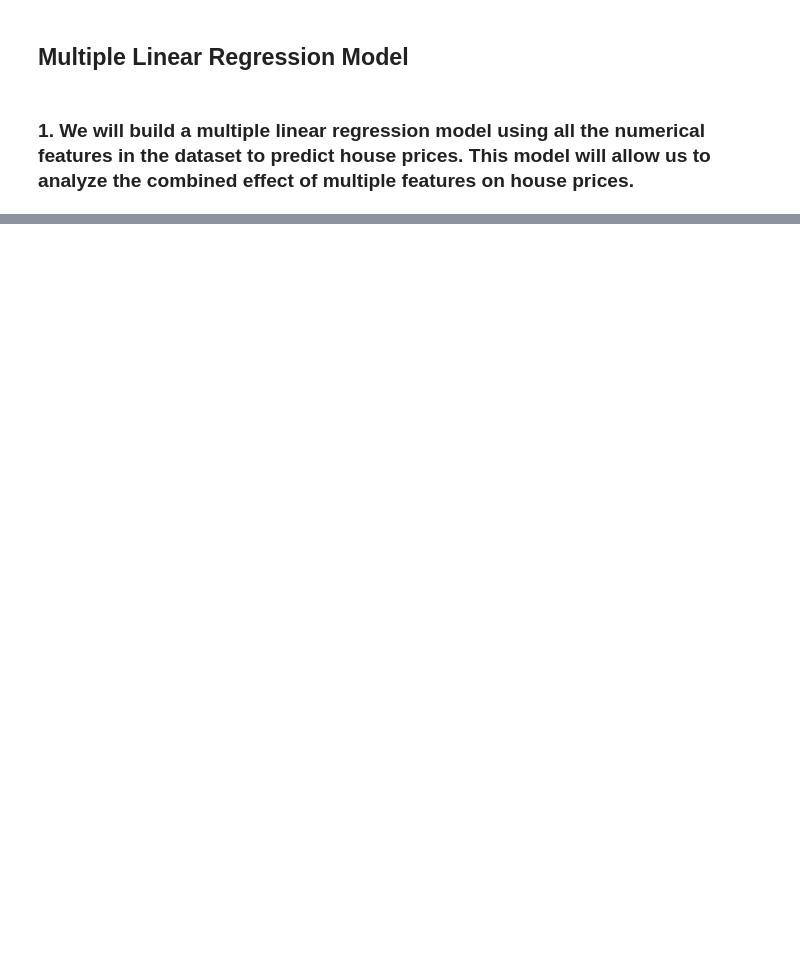
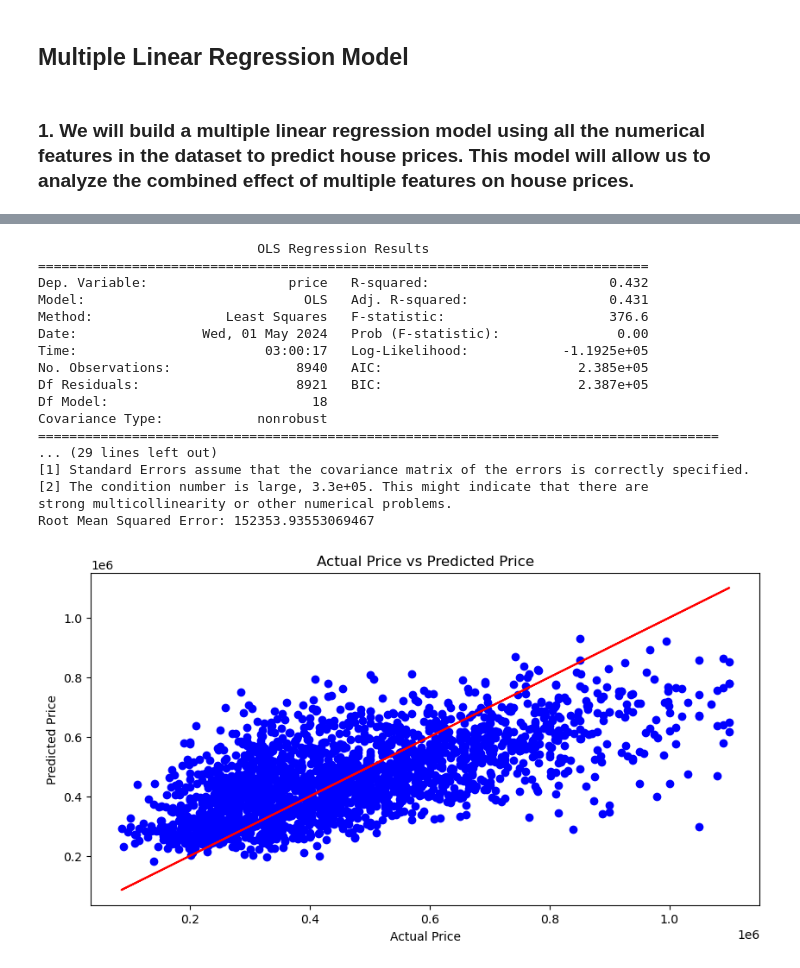
Before and after one commit to mbuvimuia/Northwest-County-Housing-Analysis, a Jupyter notebook: student.ipynb, the cells around one changed output, grey strips where cells are left out. Drawn from its saved outputs; the diff is of its cells as text; code cells hidden in the pictures; blank space fills up the shorter version.

```diff
--- a/student.ipynb
+++ b/student.ipynb
@@ -721,0 +772,4 @@ Interpretation of results:
+# %%
+# Perform OneHotEncoding
+ohe.fit(data_cat)
+ohe.transform(data_cat)
@@ -721,0 +811,4 @@ Interpretation of results:
+# %%
+# Append the OneHotEncoded data to the independent variables
+X = pd.concat([new_data[['bedrooms','bathrooms','sqft_living', 'sqft_lot','floors','build_age']], data_cat_encoded], axis=1)
+X
@@ -721,0 +829,9 @@ Interpretation of results:
+# %%
+
+# Drop rows with NaNs in both X and y to maintain consistent length
+data = pd.concat([X, y], axis=1)  # Concatenate to ensure consistent row operation
+data = data.dropna()  # Drop rows with NaNs
+
+# Re-extract X and y
+X_all = data.drop("price", axis=1)
+y = data["price"]
@@ -721,0 +862,52 @@ Interpretation of results:
+# %%
+# Split the data into training and testing sets
+X_train, X_test, y_train, y_test = train_test_split(X_all, y, test_size=0.2, random_state=42)
+
+# Build the model using statsmodels
+X_train = sm.add_constant(X_train)
+model_2 = sm.OLS(y_train, X_train).fit()
+
+# Print the model summary
+print(model_2.summary())
+
+# Make predictions
+X_test = sm.add_constant(X_test)
+y_pred = model_2.predict(X_test)
+
+# Calculate the Mean Squared Error
+mse = mean_squared_error(y_test, y_pred)
+
+# Calculate the Root Mean Squared Error
+rmse = math.sqrt(mse)
+
+model_2 = rmse
+
+print("Root Mean Squared Error:", rmse)
+
+# Plot the regression line
+plt.figure(figsize=(10, 5))
+plt.scatter(y_test, y_pred, color='blue') # Scatter plot
+plt.plot(y_test, y_test, color='red') # Regression line
+plt.xlabel('Actual Price')
+plt.ylabel('Predicted Price')
+plt.title('Actual Price vs Predicted Price')
+plt.savefig('Visualization5')
+# %% [output]
+                            OLS Regression Results
+==============================================================================
+Dep. Variable:                  price   R-squared:                       0.432
+Model:                            OLS   Adj. R-squared:                  0.431
+Method:                 Least Squares   F-statistic:                     376.6
+Date:                Wed, 01 May 2024   Prob (F-statistic):               0.00
+Time:                        03:00:17   Log-Likelihood:            -1.1925e+05
+No. Observations:                8940   AIC:                         2.385e+05
+Df Residuals:                    8921   BIC:                         2.387e+05
+Df Model:                          18
+Covariance Type:            nonrobust
+=======================================================================================
+... (29 lines left out)
+[1] Standard Errors assume that the covariance matrix of the errors is correctly specified.
+[2] The condition number is large, 3.3e+05. This might indicate that there are
+strong multicollinearity or other numerical problems.
+Root Mean Squared Error: 152353.93553069467
+[figure, added]
```
Also changed, not shown: parts of 29 cells of this notebook, 5 other files.
